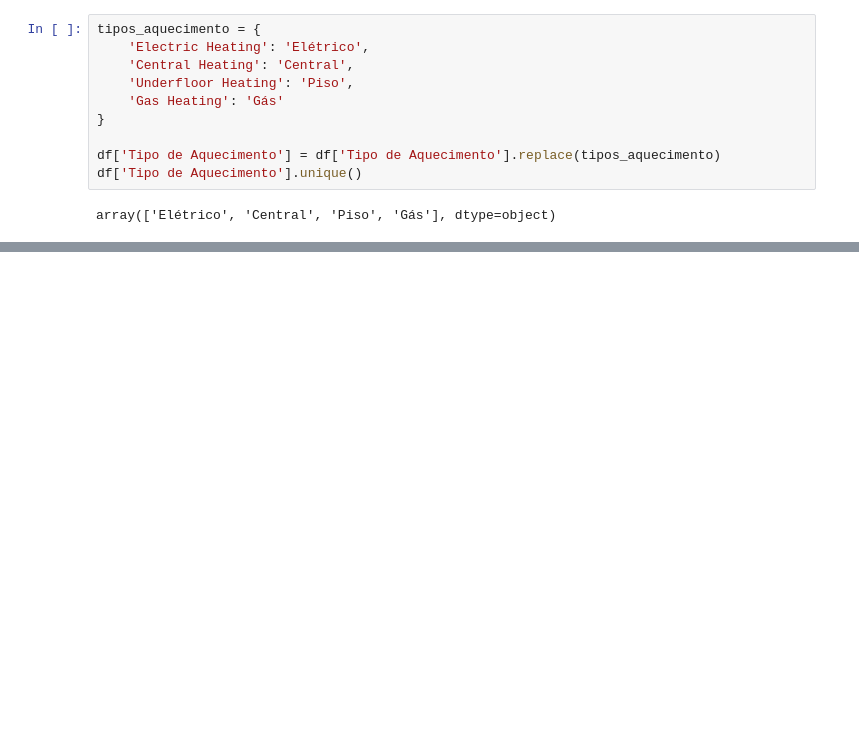
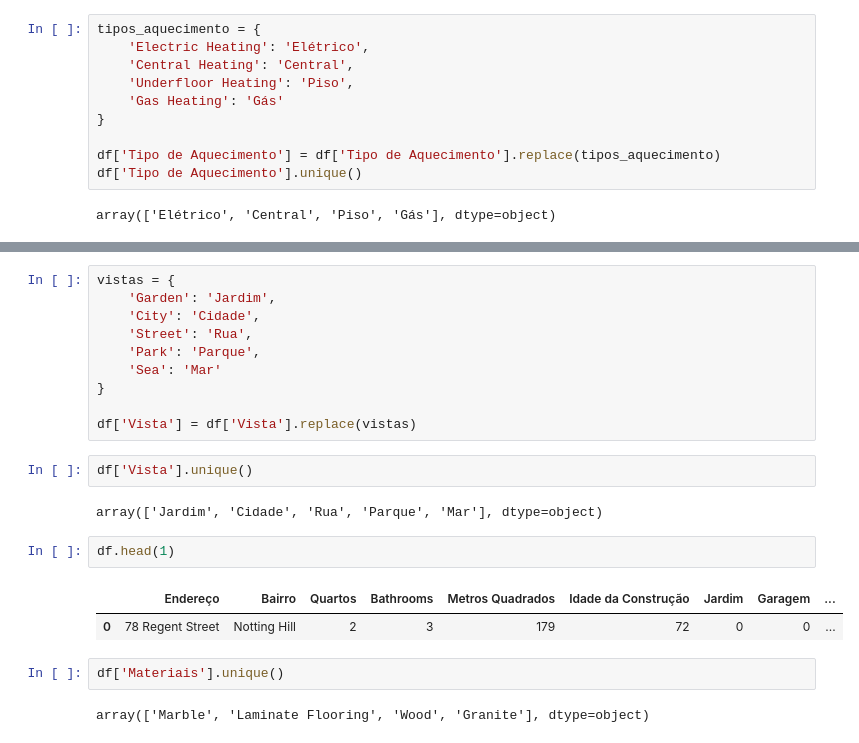
Before and after one commit to gblsouza8/AnaliseCasasEmLondres, a Jupyter notebook: notebook.ipynb, the cells around one changed output, grey strips where cells are left out. Saved outputs shown, nothing was run; the diff lists cells and outputs as text; blank space fills up the shorter version.

```diff
--- a/notebook.ipynb
+++ b/notebook.ipynb
@@ -169,0 +226,23 @@ array(['Elétrico', 'Central', 'Piso', 'Gás'], dtype=object)
+# %%
+vistas = {
+    'Garden': 'Jardim',
+    'City': 'Cidade',
+    'Street': 'Rua',
+    'Park': 'Parque',
+    'Sea': 'Mar'
+}
+
+df['Vista'] = df['Vista'].replace(vistas)
+# %%
+df['Vista'].unique()
+# %% [output]
+array(['Jardim', 'Cidade', 'Rua', 'Parque', 'Mar'], dtype=object)
+# %%
+df.head(1)
+# %% [output]
+|  | Endereço | Bairro | Quartos | Bathrooms | Metros Quadrados | Idade da Construção | Jardim | Garagem | ... |
+| 0 | 78 Regent Street | Notting Hill | 2 | 3 | 179 | 72 | 0 | 0 | ... |
+# %%
+df['Materiais'].unique()
+# %% [output]
+array(['Marble', 'Laminate Flooring', 'Wood', 'Granite'], dtype=object)
```
Also changed, not shown: parts of 12 cells of this notebook.
